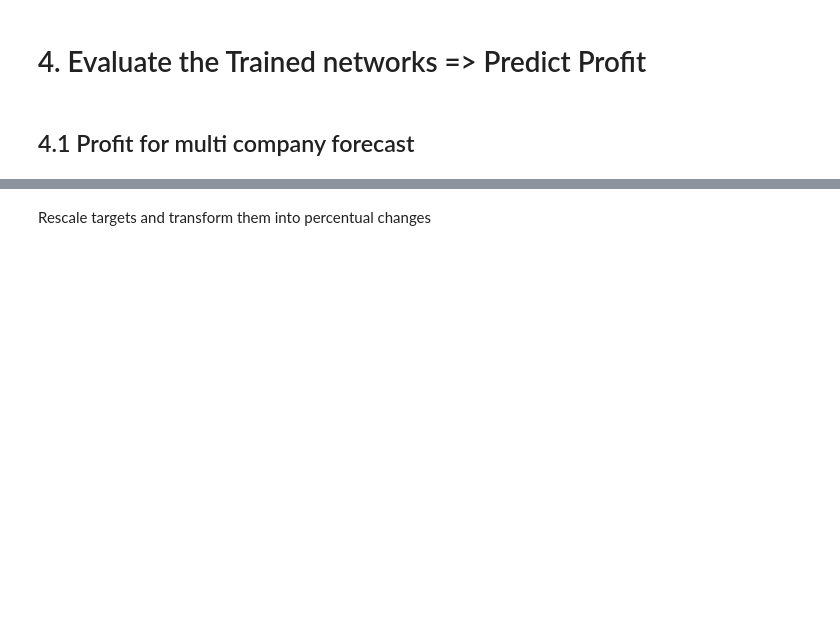
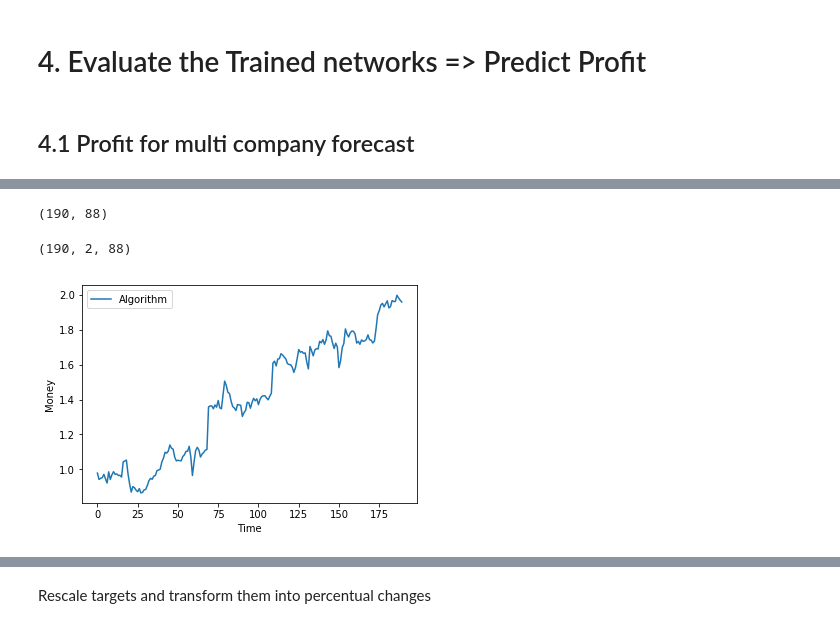
Before and after one commit to praunss/HomeProject, a Jupyter notebook: ForecastingTraining.ipynb, the cells around one changed output, grey strips where cells are left out. Drawn from its saved outputs; the diff is of its cells as text; code cells hidden in the pictures; blank space fills up the shorter version.

Commit message:
reimplented forecastingtraining.ipynb profit forecast

```diff
--- a/ForecastingTraining.ipynb
+++ b/ForecastingTraining.ipynb
@@ -274,0 +281,37 @@ print(r2_score(y_test,y_pred))
+# %%
+y_test.shape
+# %% [output]
+(190, 88)
+# %%
+X_test.shape
+# %% [output]
+(190, 2, 88)
+# %%
+# Scale back
+y_pred = model.predict(X_test)
+y_test_rescaled = scaler.inverse_transform(y_test)
+y_pred_rescaled = scaler.inverse_transform(y_pred)
+# %%
+Profit = []
+TopCompanies = []
+for i in range(0, y_test.shape[0]):
+    X_test_rescaled_temp = scaler.inverse_transform(X_test[i,:,:])
+    Delta = (y_test_rescaled[i,:]-X_test_rescaled_temp[1,:])/X_test_rescaled_temp[1,:]
+    Delta_pred = (y_pred_rescaled[i,:]-X_test_rescaled_temp[1,:])/X_test_rescaled_temp[1,:]
+    topindex = heapq.nlargest(1, range(len(Delta_pred)), Delta_pred.take)
+    TopCompanies.append(companies[topindex[0]])
+    Profit.append(100*Delta[topindex[0]])
+# %%
+CumulativeProfit = []
+Money = 1
+for i in range(0,len(Profit)):
+    Money = (Profit[i])/100*Money + Money
+    CumulativeProfit.append(Money)
+# %%
+plt.plot(CumulativeProfit, label="Algorithm")
+plt.xlabel("Time")
+plt.ylabel("Money")
+plt.legend()
+plt.show()
+# %% [output]
+[figure, added]
```
Also changed, not shown: parts of 11 cells of this notebook.
